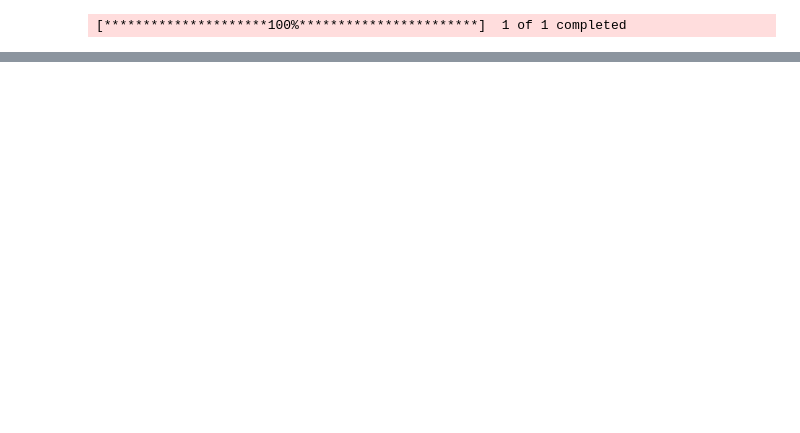
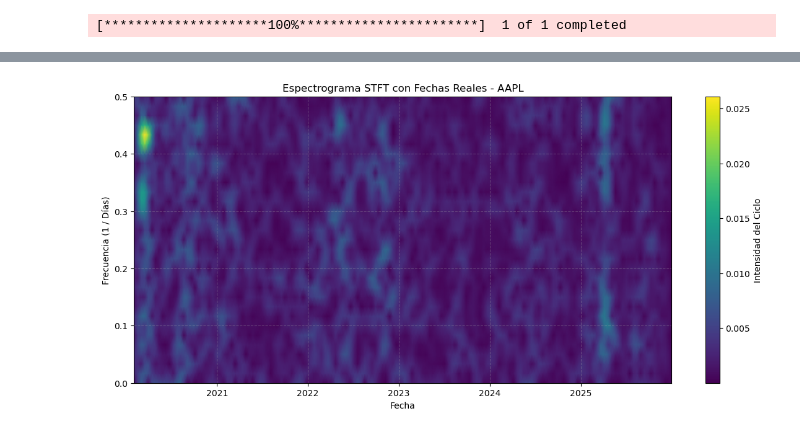
Before and after one commit to beatrizcfv/analisis-seriestemporales-financieras, a Jupyter notebook: main.ipynb, the cells around one changed output, grey strips where cells are left out. Cells and saved outputs as stored; diff of their text form; code cells hidden in the pictures; blank space fills up the shorter version.

```diff
--- a/main.ipynb
+++ b/main.ipynb
@@ -135,0 +139,32 @@ plt.show()
+# %%
+# STFT Análisis de ventana móvil
+retornos = df['Returns'].squeeze().dropna() # Unidimensionales y limpios
+val_retornos = retornos.values
+
+nperseg = 60 # tamaño de la ventana (días)
+noverlap = 50 # solapamiento para suavizar la transicion
+
+# Re-calculamos la STFT (usando los datos que ya tienes)
+f, t, Zxx = stft(val_retornos, fs=1.0, nperseg=nperseg, noverlap=noverlap)
+potencia = np.abs(Zxx)
+
+# Convertimos los índices de los segmentos de tiempo (t) a fechas reales del DataFrame
+# Mapeamos la posición proporcional de 't' sobre el índice cronológico de tus datos
+fechas_indices = retornos.index
+timestamps_stft = [fechas_indices[min(int(ti), len(fechas_indices)-1)] for ti in t]
+
+# Graficamos el espectrograma mejorado
+plt.figure(figsize=(14, 6))
+
+# Pasamos 'timestamps_stft' al eje X para tener fechas reales
+plt.pcolormesh(timestamps_stft, f, potencia, shading='gouraud', cmap='viridis')
+
+plt.title(f"Espectrograma STFT con Fechas Reales - {ticker}")
+plt.xlabel("Fecha")
+plt.ylabel("Frecuencia (1 / Días)")
+plt.colorbar(label="Intensidad del Ciclo")
+plt.grid(True, alpha=0.3, linestyle='--')
+
+plt.show()
+# %% [output]
+[figure, added]
```
Also changed, not shown: parts of 8 cells of this notebook, 9 other files.
